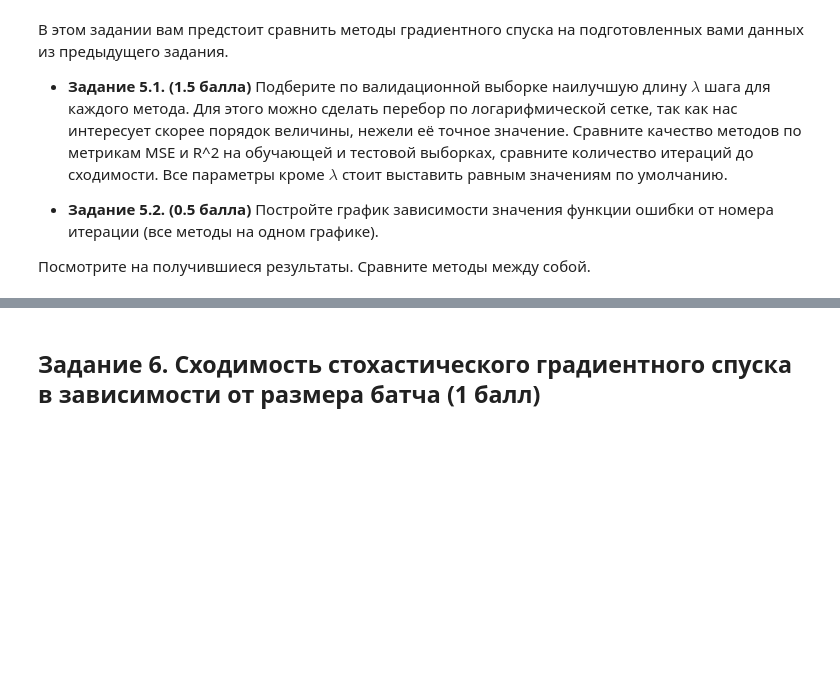
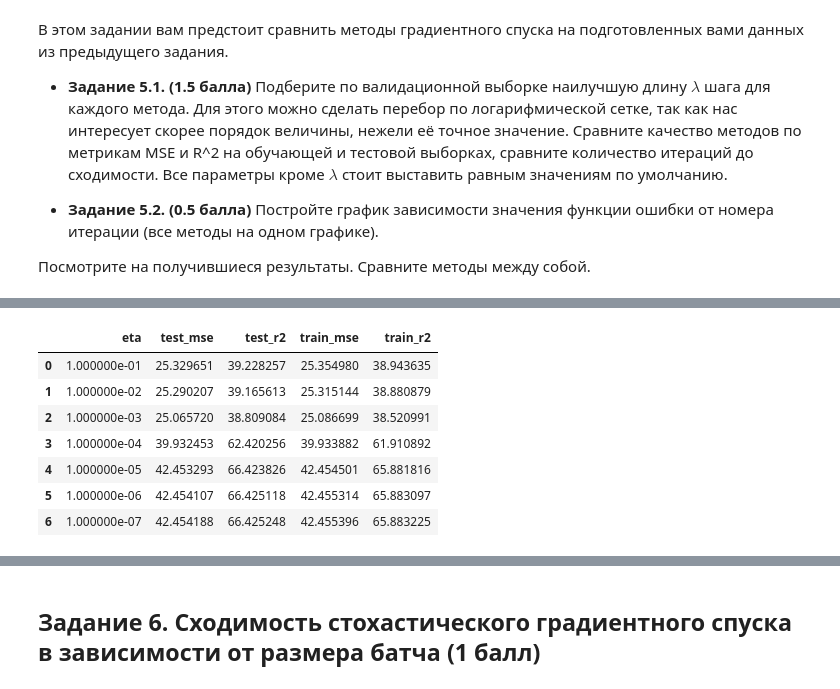
Before and after one commit to HeySlava/hse_course, a Jupyter notebook: homework3/homework-practice-03-gd.ipynb, the cells around one changed output, grey strips where cells are left out. Drawn from its saved outputs; the diff is of its cells as text; code cells hidden in the pictures; blank space fills up the shorter version.

```diff
--- a/homework3/homework-practice-03-gd.ipynb
+++ b/homework3/homework-practice-03-gd.ipynb
@@ -653,0 +545,55 @@ break
+# %%
+columns = ['eta', 'test_mse', 'test_r2', 'train_mse', 'train_r2']
+full_df = pd.DataFrame(columns=columns)
+sg_df = pd.DataFrame(columns=columns)
+
+
+for i in range(0, 7):
+    #full gd
+    gd_full=LinearReg(eta=0.1*(10**(-i))).fit(X_train_scaled, X_train['log_trip_duration'].to_numpy())
+
+    y_train_pred = gd_full.predict(X_train_scaled)
+    y_pred = gd_full.predict(X_test_scaled)
+
+    test_mse = mse(X_test['log_trip_duration'], y_pred)
+    test_r2 = r2_score(X_test['log_trip_duration'], y_pred)
+    train_mse = mse(X_train['log_trip_duration'], y_train_pred)
+    train_r2 = r2_score(X_train['log_trip_duration'], y_train_pred)
+
+    temp_test_df = pd.DataFrame({'eta':[0.1*(10**(-i))],
+                            'test_mse': [test_mse],
+                       'test_r2': [-test_r2],
+                       'train_mse': [train_mse],
+                       'train_r2': [-train_r2]})
+
+    full_df = pd.concat([full_df, temp_test_df], ignore_index=True)
+
+    sg_full=LinearReg(eta=0.1*(10**(-i)), batch_size=30).fit(X_train_scaled, X_train['log_trip_duration'].to_numpy())
+
+    y_train_pred = sg_full.predict(X_train_scaled)
+    y_pred = sg_full.predict(X_test_scaled)
+
+    test_mse = mse(X_test['log_trip_duration'], y_pred)
+    test_r2 = r2_score(X_test['log_trip_duration'], y_pred)
+    train_mse = mse(X_train['log_trip_duration'], y_train_pred)
+    train_r2 = r2_score(X_train['log_trip_duration'], y_train_pred)
+
+    temp_test_df = pd.DataFrame({'eta':[0.1*(10**(-i))],
+                            'test_mse': [test_mse],
+                       'test_r2': [-test_r2],
+                       'train_mse': [train_mse],
+                       'train_r2': [-train_r2]})
+
+    sg_df = pd.concat([sg_df, temp_test_df], ignore_index=True)
+
+
+full_df
+# %% [output]
+|  | eta | test_mse | test_r2 | train_mse | train_r2 |
+| 0 | 1.000000e-01 | 25.329651 | 39.228257 | 25.354980 | 38.943635 |
+| 1 | 1.000000e-02 | 25.290207 | 39.165613 | 25.315144 | 38.880879 |
+| 2 | 1.000000e-03 | 25.065720 | 38.809084 | 25.086699 | 38.520991 |
+| 3 | 1.000000e-04 | 39.932453 | 62.420256 | 39.933882 | 61.910892 |
+| 4 | 1.000000e-05 | 42.453293 | 66.423826 | 42.454501 | 65.881816 |
+| 5 | 1.000000e-06 | 42.454107 | 66.425118 | 42.455314 | 65.883097 |
+| 6 | 1.000000e-07 | 42.454188 | 66.425248 | 42.455396 | 65.883225 |
```
Also changed, not shown: parts of 12 cells of this notebook.
